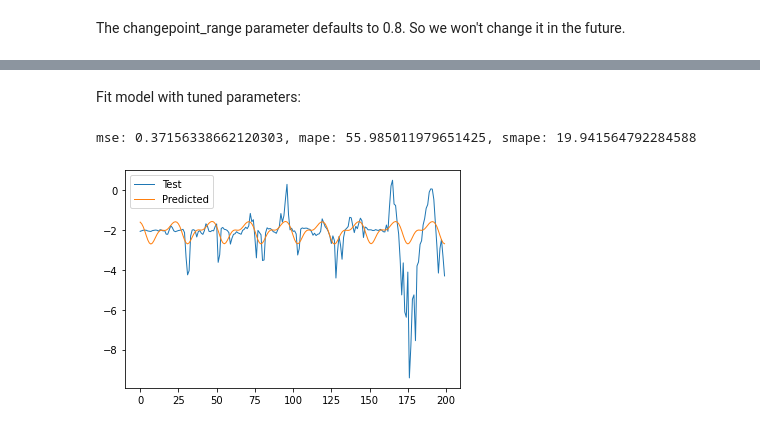
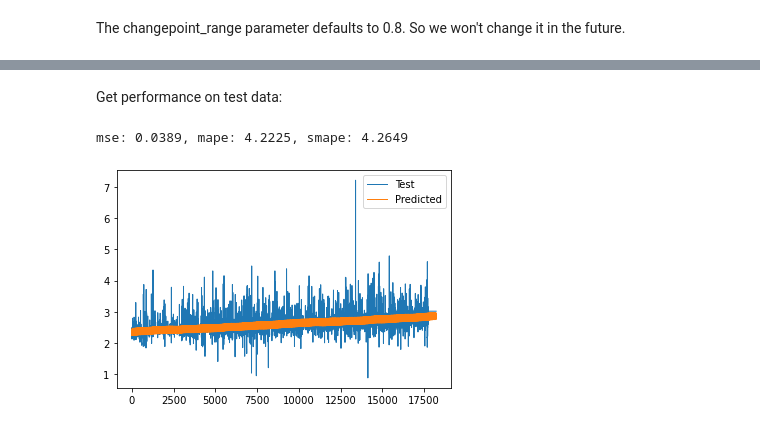
Before and after one commit to OkoksNeDam/geoinformation-data-forecasting, a Jupyter notebook: prophet.ipynb, the cells around one changed output, grey strips where cells are left out. Saved outputs shown, nothing was run; the diff lists cells and outputs as text; code cells hidden in the pictures.

Commit message:
get performance on test data

```diff
--- a/prophet.ipynb
+++ b/prophet.ipynb
@@ -397,6 +410,6 @@ interactive(children=(IntSlider(value=100, continuous_update=False, description=
 # %% [markdown]
 It really seems like it's getting better. So we will use this parameters further
 # %%
-anomaly_dict_final = get_anomalies_median(ts_etna, window_size=5200, alpha=7.5)
-plot_anomalies(ts_etna, anomaly_dict_final, start='2008-01-01 01:00:00', end='2008-05-01 05:00:00')
+anomaly_dict_final = get_anomalies_median(ts_etna, window_size=5750, alpha=7)
+plot_anomalies(ts_etna, anomaly_dict_final, start='2009-01-01 01:00:00', end='2009-05-01 05:00:00')
 # %% [output]
@@ -505,29 +527,0 @@ Automatic hyperparameter tuning by MSE metric:
-# %%
-metrics = {"mape":[], "mse":[], "smape":[]}
-
-# Set up parameter grid
-param_grid = {
-#     'changepoint_prior_scale': [0.1, 1, 5, 10],
-#     'seasonality_prior_scale': [8, 9, 10, 11, 12],
-#     'seasonality_mode': ['additive', 'multiplicative'],
-    'n_changepoints' : [25, 50, 100, 150],
-}
-# Generate all combinations of parameters
-all_params = [dict(zip(param_grid.keys(), v)) for v in itertools.product(*param_grid.values())]
-
-for params in tqdm(all_params, position=0, leave=True):
-    # Fit a model using one parameter combination
-    m = Prophet(**params)
-    m.fit(df_train)
-
-    mse, mape, smape, _, _ = evaluate_model(m, df_val)
-    metrics['mse'] += [mse]
-    metrics['mape'] += [mape]
-    metrics['smape'] += [smape]
-
-best_params = all_params[np.argmin(metrics['mape'])]
-print("\nBest params: ", best_params)
-
-tuning_results = pd.DataFrame(all_params)
-tuning_results = tuning_results.join(pd.DataFrame.from_dict(metrics))
-tuning_results.sort_values("mape").reset_index(drop=True)
@@ -543,18 +528,18 @@ Prophet?
-# %% [markdown]
-Fit model with tuned parameters:
+# %% [markdown]
+Get performance on test data:
 # %%
-tuned_model = Prophet(changepoint_range=0.4, changepoint_prior_scale=0.005, seasonality_prior_scale=10, seasonality_mode='additive')
-tuned_model.fit(df_train)
+final_model = Prophet(changepoint_prior_scale=0.01, seasonality_prior_scale=10, seasonality_mode='additive')
+final_model.fit(df_train)
 
-mse, mape, smape, actuals, predictions = evaluate_model(tuned_model, df_test)
+mse, mape, smape, actuals, predictions = evaluate_model(final_model, df_test)
 
 print(f'mse: {mse}, mape: {mape}, smape: {smape}')
 # %% [output]
-mse: 0.37156338662120303, mape: 55.985011979651425, smape: 19.941564792284588
+mse: 0.0389, mape: 4.2225, smape: 4.2649
 # %%
-plt.plot(actuals[-5000:-4800], label='Test', linewidth=1)
-plt.plot(predictions[-5000:-4800], label='Predicted', linewidth=1)
+plt.plot(actuals, label='Test', linewidth=1)
+plt.plot(predictions, label='Predicted', linewidth=1)
 plt.legend()
 plt.show()
 # %% [output]
-[figure, old version]
+[figure, new version]
```
Also changed, not shown: parts of 15 cells of this notebook.
